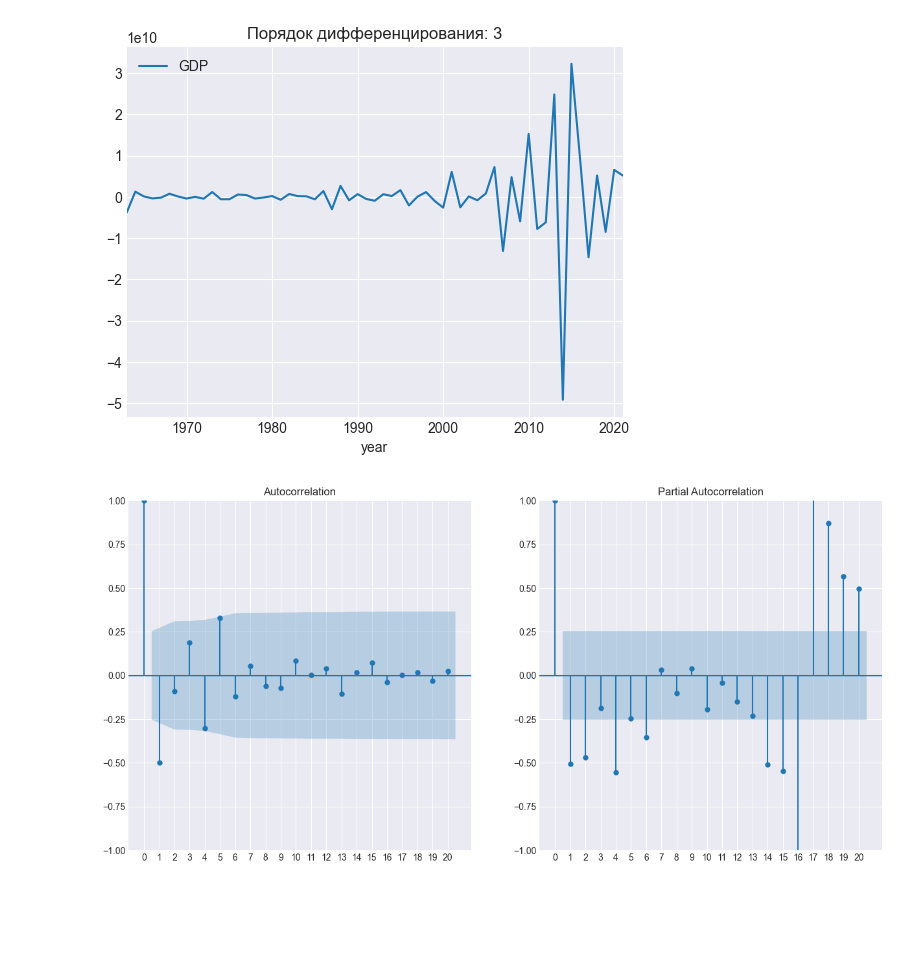
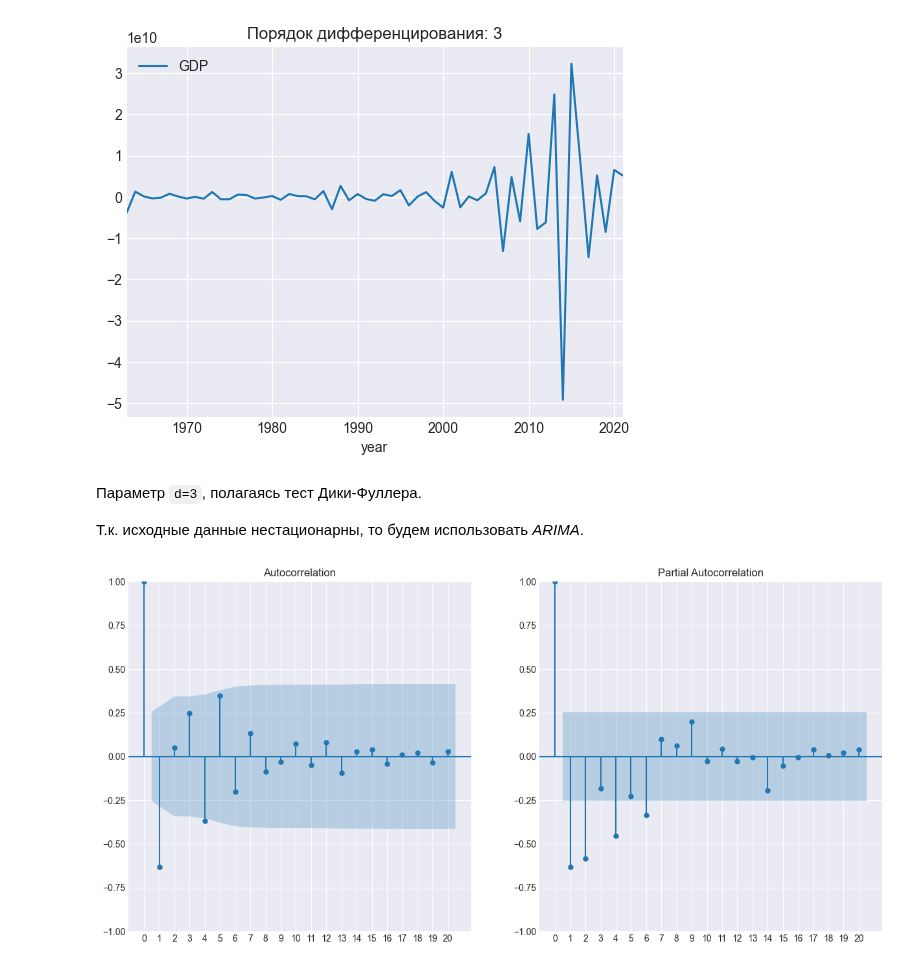
Before and after one commit to ScReameer/DS-learning, a Jupyter notebook: Math/Block-7/ML-13. Time series II/Practice.ipynb, the cells around one changed output. Saved outputs shown, nothing was run; the diff lists cells and outputs as text; code cells hidden in the pictures; blank space fills up the shorter version.

Commit message:
arima

```diff
--- a/Math/Block-7/ML-13. Time series II/Practice.ipynb
+++ b/Math/Block-7/ML-13. Time series II/Practice.ipynb
@@ -120,13 +118,17 @@ d = get_num_of_diffs(data)
 [figure]
 [figure]
 [figure]
+# %% [markdown]
+Параметр `d=3`, полагаясь тест Дики-Фуллера.
+
+Т.к. исходные данные нестационарны, то будем использовать *ARIMA*.
 # %%
-data_diff = data['GDP'].diff().diff().dropna()
+data_diff = data['GDP'].diff().diff().diff().dropna()
 fig, ax = plt.subplots(nrows=1, ncols=2, figsize=(15, 7))
 plot_acf(x=data_diff, ax=ax[0], lags=20)
-plot_pacf(x=data_diff, ax=ax[1], lags=20)
+plot_pacf(x=data_diff, ax=ax[1], lags=20, method='ywm')
 ax[0].xaxis.set_ticks(range(0, 21))
 ax[1].xaxis.set_ticks(range(0, 21))
 plt.show()
 # %% [output]
-[figure, old version]
+[figure, new version]
```
Also changed, not shown: parts of 10 cells of this notebook.
